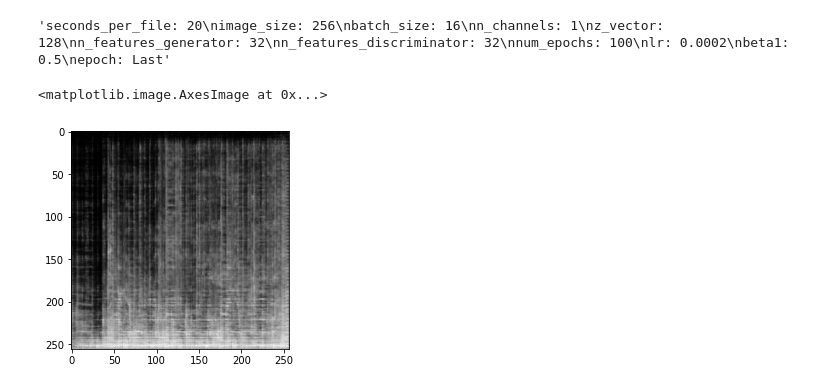
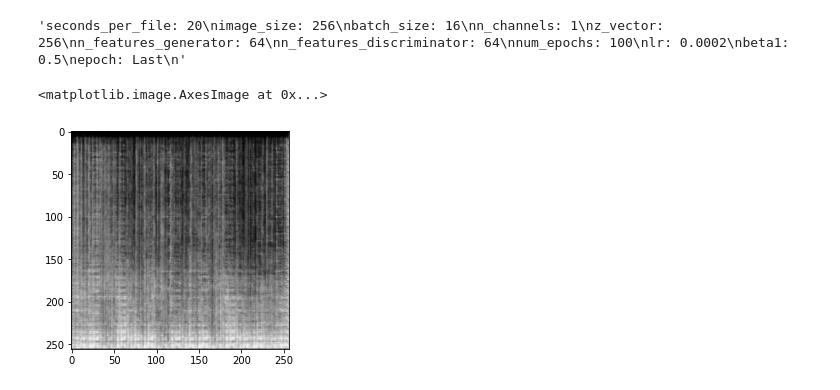
Before and after one commit to IguanaAzul/SpectroGAN, a Jupyter notebook: UseGAN.ipynb, the cells around one changed output. Saved outputs shown, nothing was run; the diff lists cells and outputs as text; code cells hidden in the pictures.

```diff
--- a/UseGAN.ipynb
+++ b/UseGAN.ipynb
@@ -8,7 +8,7 @@ import matplotlib.pyplot as plt
 
 device = torch.device("cuda:0" if (torch.cuda.is_available()) else "cpu")
 # %%
-model_path = "./models/model_0/"
+model_path = "./models/model_1/"
 # %%
 generator = torch.load(model_path + "generator.pth")
 discriminator = torch.load(model_path + "discriminator.pth")
@@ -21,13 +21,13 @@ with open(model_path + "model_info.txt") as f:
 # %%
 model_info
 # %% [output]
-'seconds_per_file: 20\nimage_size: 256\nbatch_size: 16\nn_channels: 1\nz_vector: 128\nn_features_generator: 32\nn_features_discriminator: 32\nnum_epochs: 100\nlr: 0.0002\nbeta1: 0.5\nepoch: Last'
+'seconds_per_file: 20\nimage_size: 256\nbatch_size: 16\nn_channels: 1\nz_vector: 256\nn_features_generator: 64\nn_features_discriminator: 64\nnum_epochs: 100\nlr: 0.0002\nbeta1: 0.5\nepoch: Last\n'
 # %%
-fixed_noise = torch.randn(64, 128, 1, 1, device=device)
+fixed_noise = torch.randn(64, 256, 1, 1, device=device)
 fake = generator(fixed_noise).detach().cpu()
 plt.imshow(fake[0].reshape(256, 256), cmap='gray')
 # %% [output]
 <matplotlib.image.AxesImage at 0x...>
-[figure, old version]
+[figure, new version]
 # %%
 nome_das_saidas = "teste"
```
Also changed, not shown: parts of 2 cells of this notebook, 1 other file.
